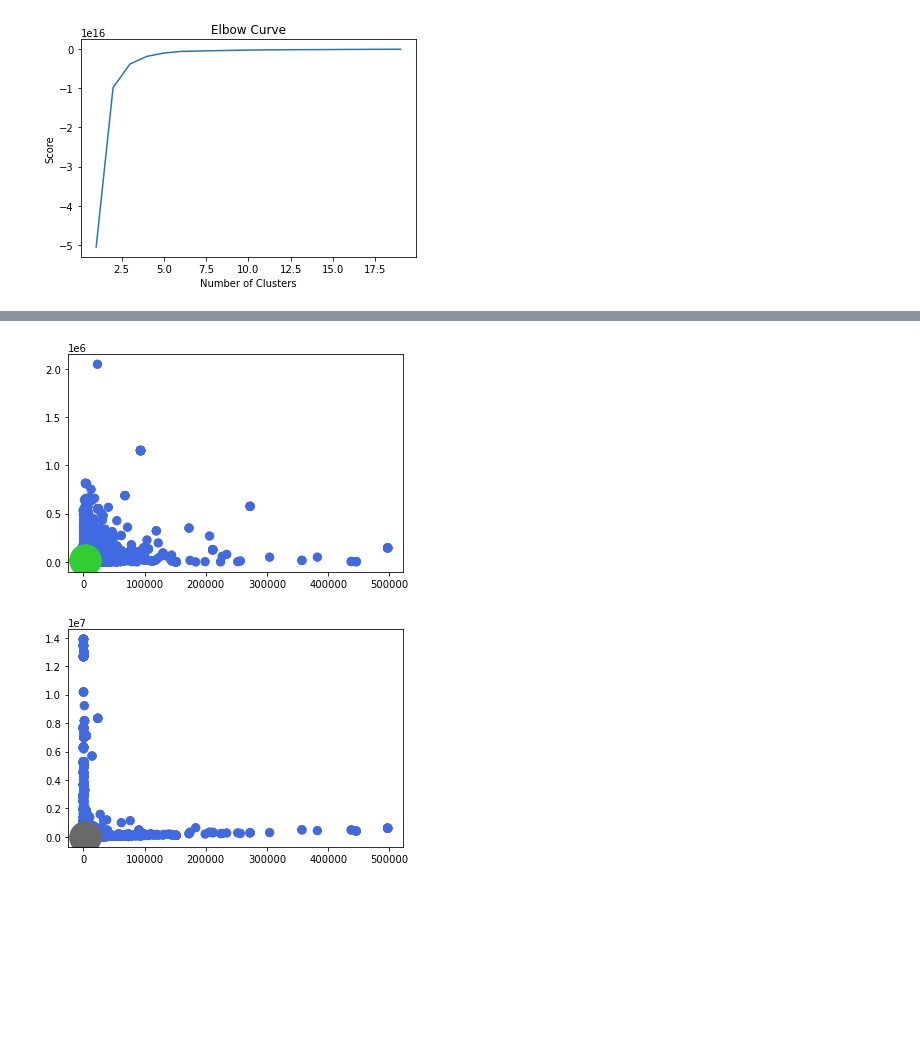
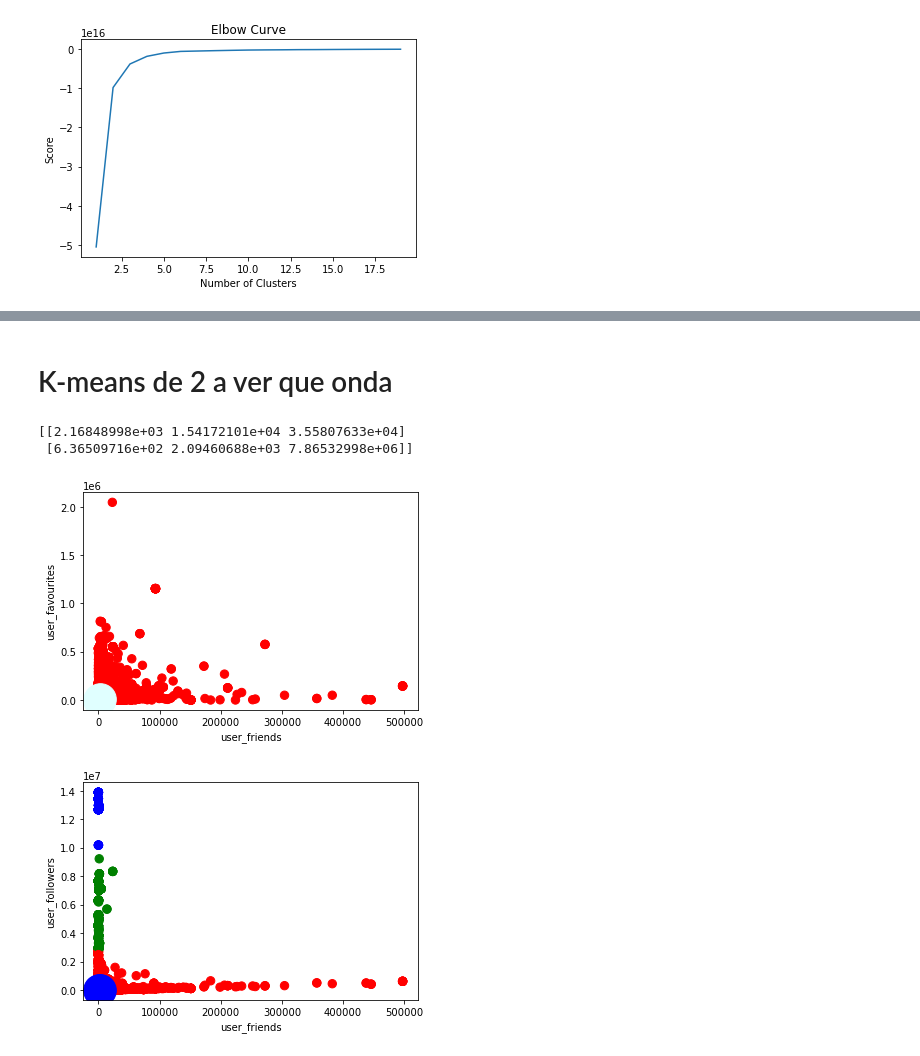
Before and after one commit to MauricioHernandezMatias/Mirepositorio, a Jupyter notebook: reto.ipynb, the cells around one changed output, grey strips where cells are left out. Cells and saved outputs as stored; diff of their text form; code cells hidden in the pictures; blank space fills up the shorter version.

```diff
--- a/reto.ipynb
+++ b/reto.ipynb
@@ -141,3 +125,19 @@ X.shape
 y
 # %% [output]
 array([False,  True, False, ..., False, False, False])
+# %%
+import pandas as pd
+import numpy as np
+import matplotlib.pyplot as plt
+import seaborn as sb
+from sklearn.cluster import KMeans
+from sklearn.metrics import pairwise_distances_argmin_min
+from mpl_toolkits.mplot3d import Axes3D
+
+fig = plt.figure()
+ax = Axes3D(fig)
+colores=['blue','orange']
+asignar = []
+for row in y:
+    asignar.append(colores[row])
+ax.scatter(X[:,0], X[:,1], X[:,2], c=asignar, s=60)
@@ -155,8 +161,8 @@ plt.show()
 # %% [output]
 [figure]
 # %%
-#Por lo tanto k=1
-kmeans = KMeans(n_clusters=1).fit(X)
+#Por lo tanto k=3
+kmeans = KMeans(n_clusters=3).fit(X)
 centroids = kmeans.cluster_centers_
 print(centroids)
 # %% [output]
@@ -164,7 +172,11 @@ print(centroids)
 # %%
 labels = kmeans.predict(X)
 C = kmeans.cluster_centers_
-colores=['royalblue']
+colores=['blue','orange','palevioletred']
 asignar=[]
 for row in labels:
     asignar.append(colores[row])
+fig = plt.figure()
+ax = Axes3D(fig)
+ax.scatter(X[:,0], X[:,1], X[:,2], c=asignar, s=60)
+ax.scatter(C[:,0], C[:,1], C[:,2], marker='*', c=colores, s=1000)
@@ -171,23 +260,38 @@ for row in labels:
+# %% [markdown]
+# K-means de 2 a ver que onda
+# %%
+#Por lo tanto k=2
+kmeans = KMeans(n_clusters=2).fit(X)
+centroids = kmeans.cluster_centers_
+print(centroids)
+C=centroids
+# %% [output]
+[[2.16848998e+03 1.54172101e+04 3.55807633e+04]
+ [6.36509716e+02 2.09460688e+03 7.86532998e+06]]
 # %%
 import random
 f1 = dataframe['user_friends'].values
 f2 = dataframe['user_favourites'].values
 colores=['blue','red','green','blue','cyan','yellow','orange','black','pink','brown','purple','royalblue','gray','crimson','darkviolet','navy','tomato','magenta','indigo','m','skyblue','lightcoral','maroon','mistyrose','coral','seashell','orange','g','fuchsia','hotpink','orchid','azure','aqua','y','ivory','salmon','brown','dimgrey','teal','lime','lavender','cornsilk','chocolate','olive','gold','tan','peru','lightcyan','steelblue','mediumvioletred','royalblue','palevioletred','beige','limegreen','turquoise','violet','plum','magenta','lavenderblush','lemonchiffon','bisque','darksalmon']
 plt.scatter(f1, f2, c=asignar, s=70)
 plt.scatter(C[:,0], C[:,1], c=random.choice(colores), s=1000)
+plt.xlabel('user_friends')
+plt.ylabel('user_favourites')
 plt.show()
 # %% [output]
-[figure, old version]
+[figure, new version]
 # %%
 import random
 f1 = dataframe['user_friends'].values
 f2 = dataframe['user_followers'].values
 
+plt.xlabel('user_friends')
+plt.ylabel('user_followers')
 plt.scatter(f1, f2, c=asignar, s=70)
 plt.scatter(C[:,0], C[:,1], c=random.choice(colores), s=1000)
 plt.show()
 # %% [output]
-[figure, old version]
+[figure, new version]
 # %%
 import random
 f1 = dataframe['user_followers'].values
```
Also changed, not shown: parts of 17 cells of this notebook.
